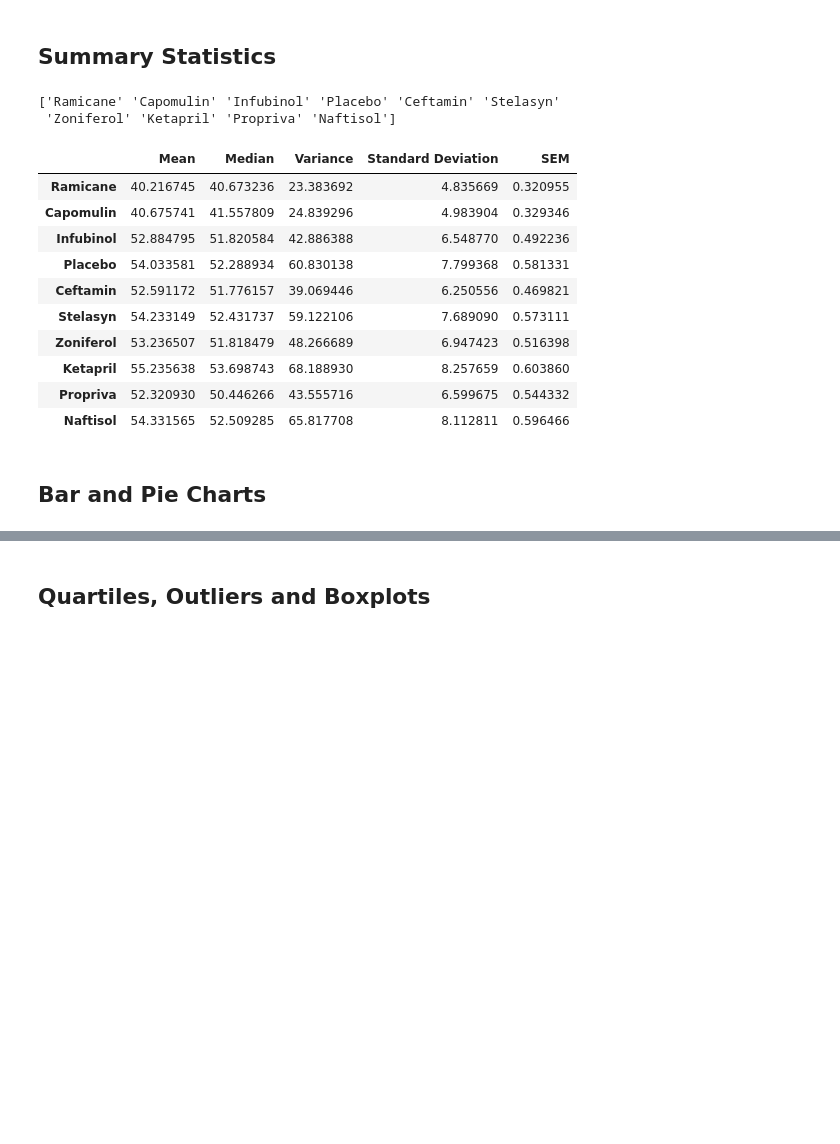
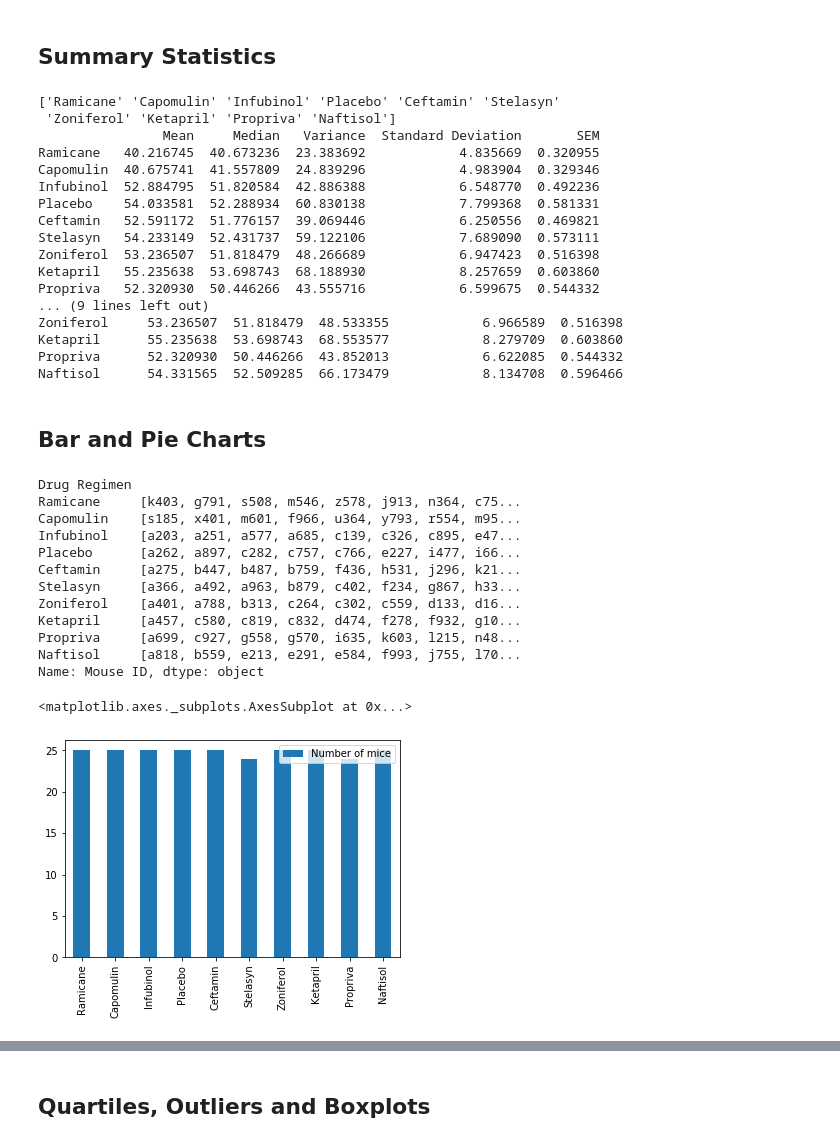
Before and after one commit to palominocp/matplotlib, a Jupyter notebook: pymaceuticals_starter.ipynb, the cells around one changed output, grey strips where cells are left out. Saved outputs shown, nothing was run; the diff lists cells and outputs as text; code cells hidden in the pictures; blank space fills up the shorter version.

```diff
--- a/pymaceuticals_starter.ipynb
+++ b/pymaceuticals_starter.ipynb
@@ -86,13 +86,13 @@ len(clean_combined_data['Mouse ID'].unique())
 ## Summary Statistics
 # %%
 # Generate a summary statistics table of mean, median, variance, standard deviation, and SEM of the tumor volume for each regimen
+
 mean_data = np.mean(clean_combined_data[clean_combined_data['Drug Regimen'] == 'Ramicane']['Tumor Volume (mm3)'])
 median_data = np.median(clean_combined_data[clean_combined_data['Drug Regimen'] == 'Ramicane']['Tumor Volume (mm3)'])
 var_data = np.var(clean_combined_data[clean_combined_data['Drug Regimen'] == 'Ramicane']['Tumor Volume (mm3)'], ddof = 0)
 sd_data = np.std(clean_combined_data[clean_combined_data['Drug Regimen'] == 'Ramicane']['Tumor Volume (mm3)'], ddof = 0)
 sem_data = sem(clean_combined_data[clean_combined_data['Drug Regimen'] == 'Ramicane']['Tumor Volume (mm3)'])
 
-# This method is the most straighforward, creating multiple series and putting them all together at the end.
 print(clean_combined_data['Drug Regimen'].unique())
 
 ramicane = clean_combined_data[clean_combined_data['Drug Regimen'] == 'Ramicane']['Tumor Volume (mm3)']
@@ -170,18 +170,34 @@ statistics_summary = pd.DataFrame({'Mean': [mean_ramicane, mean_capomulin, mean_
                                    'Variance': [var_ramicane, var_capomulin, var_infubinol, var_placebo, var_ceftamin, var_stelasyn, var_zoniferol, var_ketapril, var_propriva, var_naftisol],
                                    'Standard Deviation': [sd_ramicane, sd_capomulin, sd_infubinol, sd_placebo, sd_ceftamin, sd_stelasyn, sd_zoniferol, sd_ketapril, sd_propriva, sd_naftisol],
                                    'SEM': [sem_ramicane, sem_capomulin, sem_infubinol, sem_placebo, sem_ceftamin, sem_stelasyn, sem_zoniferol, sem_ketapril, sem_propriva, sem_naftisol]}, index = clean_combined_data['Drug Regimen'].unique())
-statistics_summary
+print(statistics_summary)
+
+# This method is the most straighforward, creating multiple series and putting them all together at the end.
+
+tumor_data_by_drug = clean_combined_data.groupby('Drug Regimen', sort = False)['Tumor Volume (mm3)']
+avg_table = tumor_data_by_drug.mean()
+med_table = tumor_data_by_drug.median()
+var_table = tumor_data_by_drug.var()
+std_table = tumor_data_by_drug.std()
+sem_table = tumor_data_by_drug.sem()
+
+statistics_summary_alt = pd.DataFrame({'Mean': avg_table, 'Median': med_table, 'Variance': var_table, 'Standard Deviation': std_table, 'SEM': sem_table})
+print(statistics_summary_alt)
 # %% [output]
 ['Ramicane' 'Capomulin' 'Infubinol' 'Placebo' 'Ceftamin' 'Stelasyn'
  'Zoniferol' 'Ketapril' 'Propriva' 'Naftisol']
+                Mean     Median   Variance  Standard Deviation       SEM
+Ramicane   40.216745  40.673236  23.383692            4.835669  0.320955
+Capomulin  40.675741  41.557809  24.839296            4.983904  0.329346
+Infubinol  52.884795  51.820584  42.886388            6.548770  0.492236
+Placebo    54.033581  52.288934  60.830138            7.799368  0.581331
+Ceftamin   52.591172  51.776157  39.069446            6.250556  0.469821
+Stelasyn   54.233149  52.431737  59.122106            7.689090  0.573111
+Zoniferol  53.236507  51.818479  48.266689            6.947423  0.516398
+Ketapril   55.235638  53.698743  68.188930            8.257659  0.603860
+Propriva   52.320930  50.446266  43.555716            6.599675  0.544332
+... (9 lines left out)
+Zoniferol     53.236507  51.818479  48.533355            6.966589  0.516398
+Ketapril      55.235638  53.698743  68.553577            8.279709  0.603860
+Propriva      52.320930  50.446266  43.852013            6.622085  0.544332
+Naftisol      54.331565  52.509285  66.173479            8.134708  0.596466
-|  | Mean | Median | Variance | Standard Deviation | SEM |
-| Ramicane | 40.216745 | 40.673236 | 23.383692 | 4.835669 | 0.320955 |
-| Capomulin | 40.675741 | 41.557809 | 24.839296 | 4.983904 | 0.329346 |
-| Infubinol | 52.884795 | 51.820584 | 42.886388 | 6.548770 | 0.492236 |
-| Placebo | 54.033581 | 52.288934 | 60.830138 | 7.799368 | 0.581331 |
-| Ceftamin | 52.591172 | 51.776157 | 39.069446 | 6.250556 | 0.469821 |
-| Stelasyn | 54.233149 | 52.431737 | 59.122106 | 7.689090 | 0.573111 |
-| Zoniferol | 53.236507 | 51.818479 | 48.266689 | 6.947423 | 0.516398 |
-| Ketapril | 55.235638 | 53.698743 | 68.188930 | 8.257659 | 0.603860 |
-| Propriva | 52.320930 | 50.446266 | 43.555716 | 6.599675 | 0.544332 |
-| Naftisol | 54.331565 | 52.509285 | 65.817708 | 8.112811 | 0.596466 |
@@ -192,3 +204,37 @@ statistics_summary
 # %% [markdown]
 ## Bar and Pie Charts
+# %%
+# Generate a bar plot showing the total number of mice for each treatment throughout the course of the study using pandas.
+mice_by_regimen = clean_combined_data.groupby('Drug Regimen', sort = False)['Mouse ID'].unique()
+print(mice_by_regimen)
+
+ram_mice = len(mice_by_regimen[0])
+cap_mice = len(mice_by_regimen[1])
+inf_mice = len(mice_by_regimen[2])
+pla_mice = len(mice_by_regimen[3])
+cef_mice = len(mice_by_regimen[4])
+ste_mice = len(mice_by_regimen[5])
+zon_mice = len(mice_by_regimen[6])
+ket_mice = len(mice_by_regimen[7])
+pro_mice = len(mice_by_regimen[8])
+naf_mice = len(mice_by_regimen[9])
+mice_regimen_number = [ram_mice, cap_mice, inf_mice, pla_mice, cef_mice, ste_mice, zon_mice, ket_mice, pro_mice, naf_mice]
+
+mice_regime_df = pd.DataFrame({'Number of mice': mice_regimen_number}, index = clean_combined_data['Drug Regimen'].unique())
+mice_regime_df.plot.bar()
+# %% [output]
+Drug Regimen
+Ramicane     [k403, g791, s508, m546, z578, j913, n364, c75...
+Capomulin    [s185, x401, m601, f966, u364, y793, r554, m95...
+Infubinol    [a203, a251, a577, a685, c139, c326, c895, e47...
+Placebo      [a262, a897, c282, c757, c766, e227, i477, i66...
+Ceftamin     [a275, b447, b487, b759, f436, h531, j296, k21...
+Stelasyn     [a366, a492, a963, b879, c402, f234, g867, h33...
+Zoniferol    [a401, a788, b313, c264, c302, c559, d133, d16...
+Ketapril     [a457, c580, c819, c832, d474, f278, f932, g10...
+Propriva     [a699, c927, g558, g570, i635, k603, l215, n48...
+Naftisol     [a818, b559, e213, e291, e584, f993, j755, l70...
+Name: Mouse ID, dtype: object
+<matplotlib.axes._subplots.AxesSubplot at 0x...>
+[figure, added]
 # %%
```
Also changed, not shown: parts of 8 cells of this notebook.
